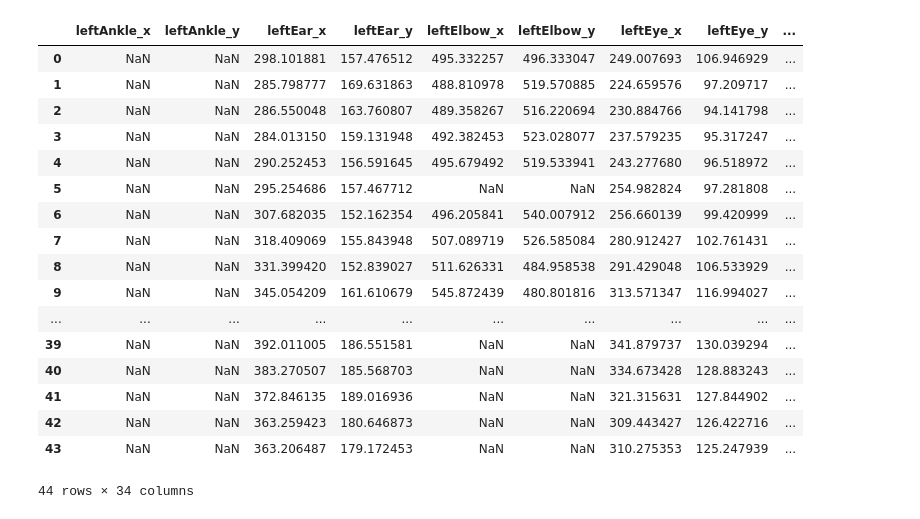
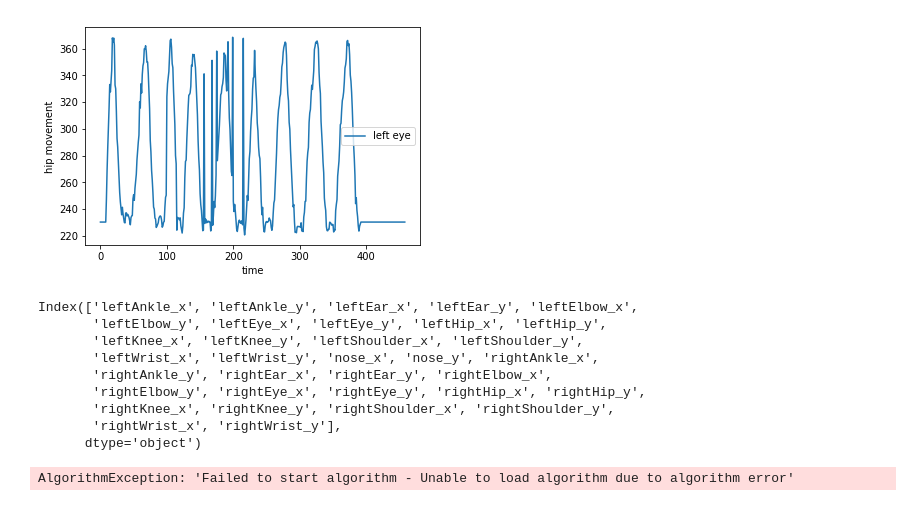
Before and after one commit to ashutoshjoshi1/tfjs-models, a Jupyter notebook: posenet/demos/camera.ipynb, the cells around one changed output. Cells and saved outputs as stored; diff of their text form; code cells hidden in the pictures.

```diff
--- a/posenet/demos/camera.ipynb
+++ b/posenet/demos/camera.ipynb
@@ -17,24 +71,37 @@ for pose in data:
             else:
                 pose_dict[part['part']+'_'+cord_name] = np.NAN
     pose_df = pose_df.append(pose_dict, ignore_index=True)
+# %%
+plt.plot(pose_df.index, pose_df.leftHip_y, label='left eye')
+# plt.plot(pose_df.index, pose_df.rightEye_y, label='right eye')
+plt.xlabel('time')
+plt.ylabel('hip movement')
+plt.legend()
+plt.savefig('graph.png')
+# %% [output]
+[figure, added]
 # %%
-pose_df
+pose_df.columns
 # %% [output]
-|  | leftAnkle_x | leftAnkle_y | leftEar_x | leftEar_y | leftElbow_x | leftElbow_y | leftEye_x | leftEye_y | ... |
-| 0 | NaN | NaN | 298.101881 | 157.476512 | 495.332257 | 496.333047 | 249.007693 | 106.946929 | ... |
-| 1 | NaN | NaN | 285.798777 | 169.631863 | 488.810978 | 519.570885 | 224.659576 | 97.209717 | ... |
-| 2 | NaN | NaN | 286.550048 | 163.760807 | 489.358267 | 516.220694 | 230.884766 | 94.141798 | ... |
-| 3 | NaN | NaN | 284.013150 | 159.131948 | 492.382453 | 523.028077 | 237.579235 | 95.317247 | ... |
-| 4 | NaN | NaN | 290.252453 | 156.591645 | 495.679492 | 519.533941 | 243.277680 | 96.518972 | ... |
-| 5 | NaN | NaN | 295.254686 | 157.467712 | NaN | NaN | 254.982824 | 97.281808 | ... |
-| 6 | NaN | NaN | 307.682035 | 152.162354 | 496.205841 | 540.007912 | 256.660139 | 99.420999 | ... |
-| 7 | NaN | NaN | 318.409069 | 155.843948 | 507.089719 | 526.585084 | 280.912427 | 102.761431 | ... |
-| 8 | NaN | NaN | 331.399420 | 152.839027 | 511.626331 | 484.958538 | 291.429048 | 106.533929 | ... |
-| 9 | NaN | NaN | 345.054209 | 161.610679 | 545.872439 | 480.801816 | 313.571347 | 116.994027 | ... |
-| ... | ... | ... | ... | ... | ... | ... | ... | ... | ... |
-| 39 | NaN | NaN | 392.011005 | 186.551581 | NaN | NaN | 341.879737 | 130.039294 | ... |
-| 40 | NaN | NaN | 383.270507 | 185.568703 | NaN | NaN | 334.673428 | 128.883243 | ... |
-| 41 | NaN | NaN | 372.846135 | 189.016936 | NaN | NaN | 321.315631 | 127.844902 | ... |
-| 42 | NaN | NaN | 363.259423 | 180.646873 | NaN | NaN | 309.443427 | 126.422716 | ... |
-| 43 | NaN | NaN | 363.206487 | 179.172453 | NaN | NaN | 310.275353 | 125.247939 | ... |
-44 rows × 34 columns
+Index(['leftAnkle_x', 'leftAnkle_y', 'leftEar_x', 'leftEar_y', 'leftElbow_x',
+       'leftElbow_y', 'leftEye_x', 'leftEye_y', 'leftHip_x', 'leftHip_y',
+       'leftKnee_x', 'leftKnee_y', 'leftShoulder_x', 'leftShoulder_y',
+       'leftWrist_x', 'leftWrist_y', 'nose_x', 'nose_y', 'rightAnkle_x',
+       'rightAnkle_y', 'rightEar_x', 'rightEar_y', 'rightElbow_x',
+       'rightElbow_y', 'rightEye_x', 'rightEye_y', 'rightHip_x', 'rightHip_y',
+       'rightKnee_x', 'rightKnee_y', 'rightShoulder_x', 'rightShoulder_y',
+       'rightWrist_x', 'rightWrist_y'],
+      dtype='object')
+# %%
+import Algorithmia
+
+input = {
+  "image": "https://media.guim.co.uk/1abe6d01478f091b3365364da0fcea193c2d40d1/0_158_5472_3283/500.jpg",
+  "resolution": "432x368"
+}
+client = Algorithmia.client('simBrvTtxJZg/c/TZCBlTVKAm4p1')
+algo = client.algo('poze/poseEstimation_v2/1.0.0')
+algo.set_options(timeout=300) # optional
+print(algo.pipe(input).result)
+# %% [output]
+AlgorithmException: 'Failed to start algorithm - Unable to load algorithm due to algorithm error'
```
Also changed, not shown: parts of 2 cells of this notebook, 3 other files.
